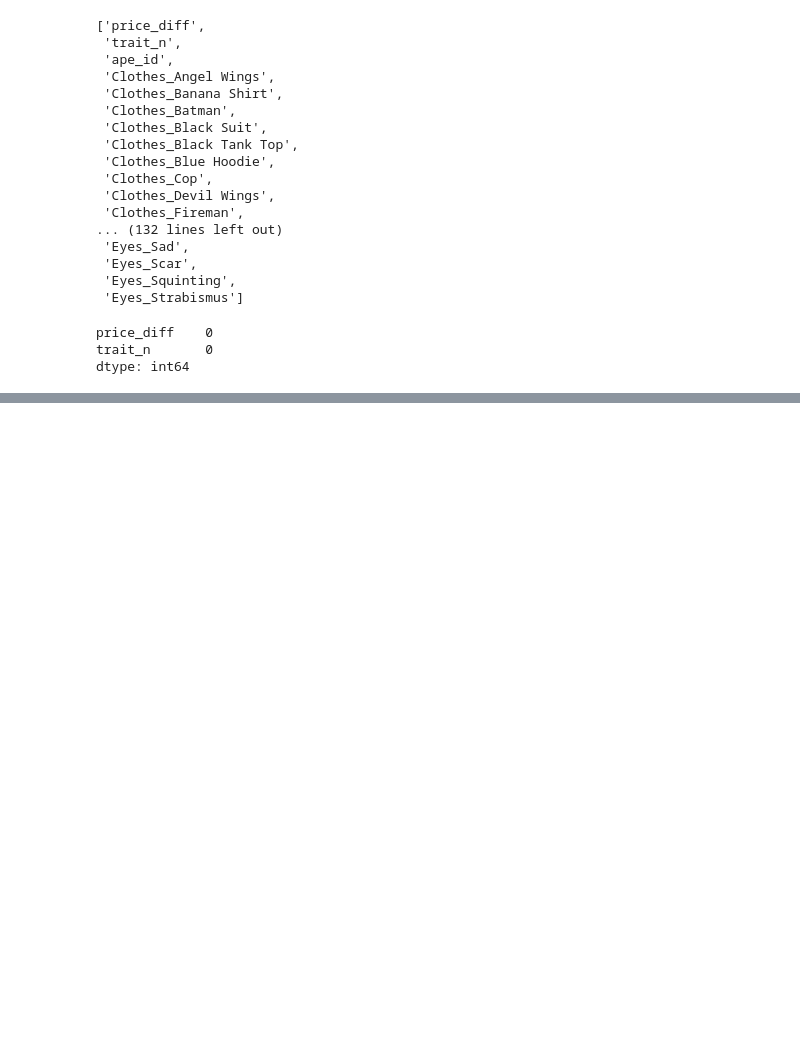
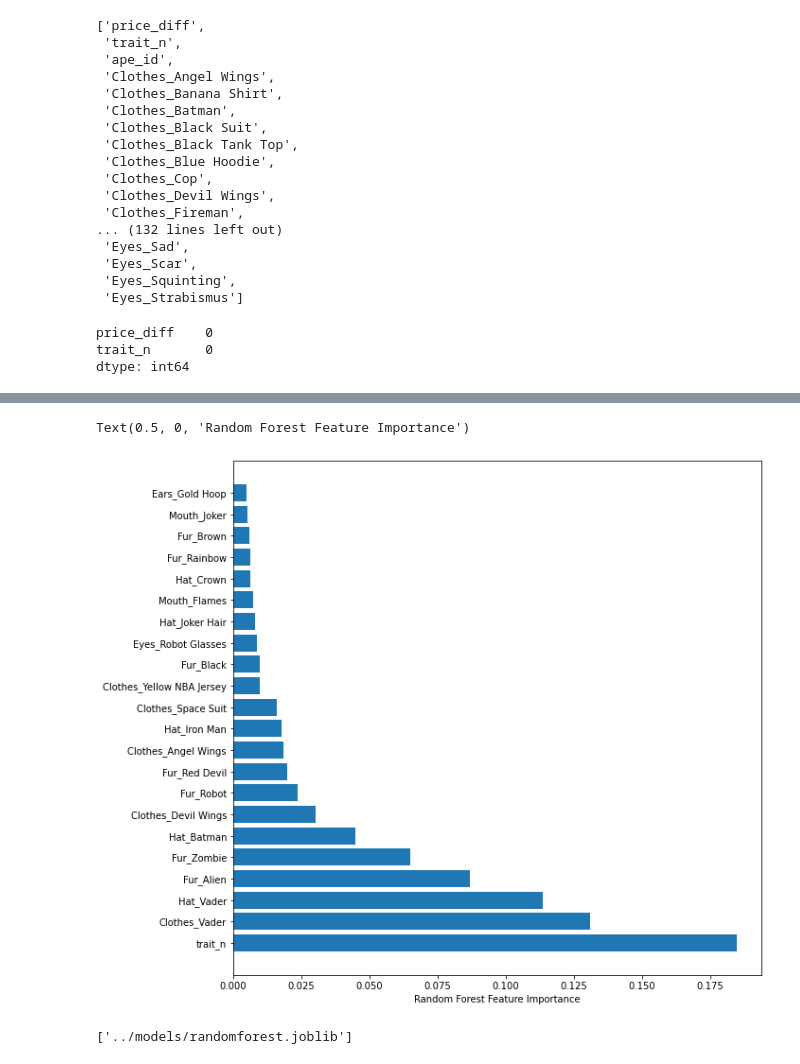
Before and after one commit to SamPink/ape-gang, a Jupyter notebook: notebooks/ML_ape.ipynb, the cells around one changed output, grey strips where cells are left out. Cells and saved outputs as stored; diff of their text form; code cells hidden in the pictures; blank space fills up the shorter version.

Commit message:
saved model to memory

```diff
--- a/notebooks/ML_ape.ipynb
+++ b/notebooks/ML_ape.ipynb
@@ -36,5 +36,5 @@ recent_sales[recent_sales['sale_price']>3].shape
 # %%
-apes = pd.read_csv('./csvs/all_the_apes.csv')
+apes = pd.read_csv('../csvs/all_the_apes.csv')
 apes.head()
 apes.shape
 # %% [output]
@@ -129,5 +129,5 @@ X_train, X_test, y_train, y_test = train_test_split(x, y, test_size=0.2, random_
 # %%
 from sklearn.ensemble import RandomForestRegressor
 # %%
-rf = RandomForestRegressor(n_estimators = 500)
+rf = RandomForestRegressor()
 rf.fit(x,y)
@@ -144,0 +150,16 @@ listings = pd.read_csv('./all_listings.csv')
+# %%
+#look at feature importances
+sorted_idx = rf.feature_importances_.argsort()[::-1]
+#x.columns[sorted_idx]
+plt.figure(figsize=(10,10))
+plt.barh(x.columns[sorted_idx[0:22]], rf.feature_importances_[sorted_idx[0:22]])
+plt.xlabel("Random Forest Feature Importance")
+# %% [output]
+Text(0.5, 0, 'Random Forest Feature Importance')
+[figure, added]
+# %%
+#persist model in memory
+from joblib import dump, load
+dump(rf, '../models/randomforest.joblib')
+# %% [output]
+['../models/randomforest.joblib']
```
Also changed, not shown: parts of 12 cells of this notebook, 1 other file.
